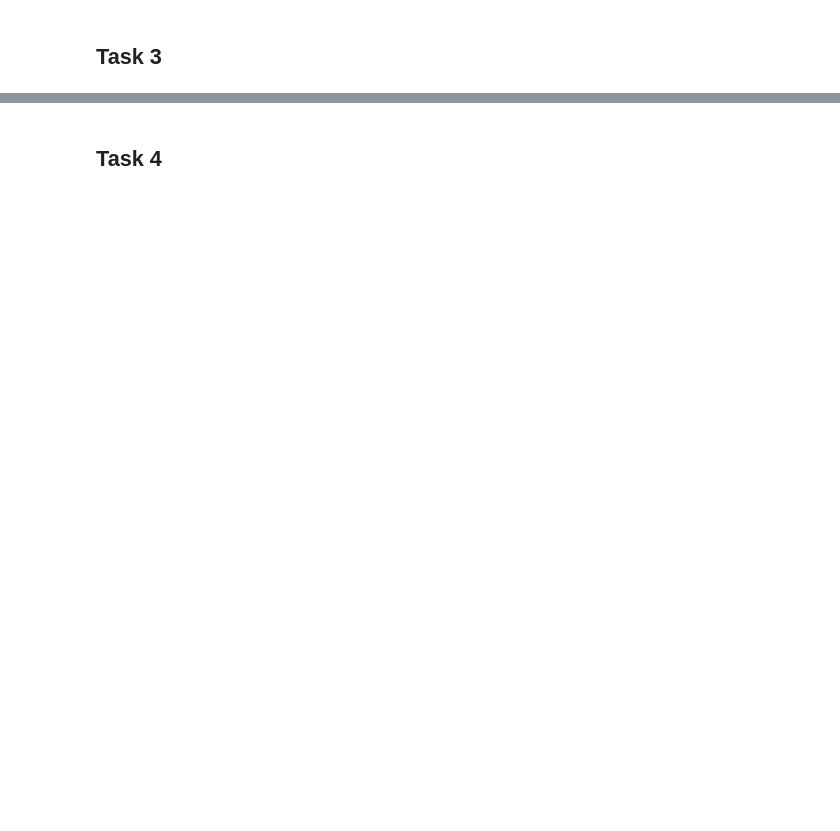
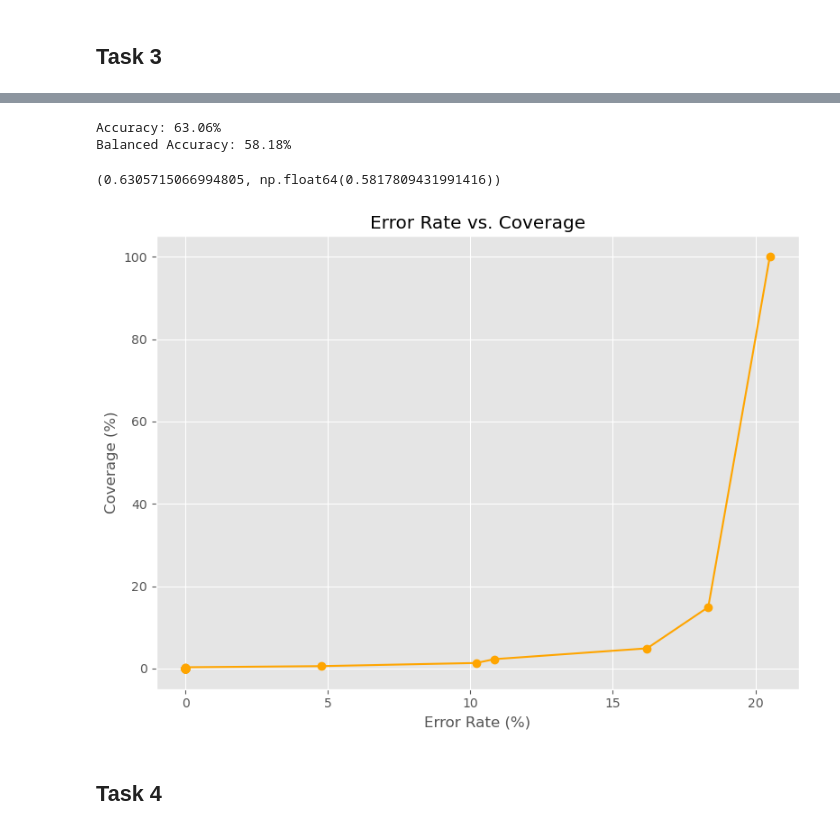
Before and after one commit to Andywei24/DeepLearning, a Jupyter notebook: ass1_skeleton.ipynb, the cells around one changed output, grey strips where cells are left out. Saved outputs shown, nothing was run; the diff lists cells and outputs as text; code cells hidden in the pictures; blank space fills up the shorter version.

```diff
--- a/ass1_skeleton.ipynb
+++ b/ass1_skeleton.ipynb
@@ -667 +658,11 @@ def compute_confidence(similarities):
+# %%
+def plot(error_rates,coverage_rates):
+    plt.figure(figsize=(8, 6))
+    plt.plot(error_rates, coverage_rates, marker='o', color='orange')
+    plt.xlabel('Error Rate (%)')
+    plt.ylabel('Coverage (%)')
+    plt.title('Error Rate vs. Coverage')
+    plt.grid(True)
+    plt.tight_layout()
+    plt.show()
 # %%
@@ -705,0 +734,21 @@ plt.show()
+# %%
+from torch.utils.data import DataLoader
+
+merged_support_loader = DataLoader(merged_support_dataset, batch_size=32, shuffle=False)
+merged_test_loader = DataLoader(merged_test_dataset, batch_size=32, shuffle=False)
+
+support_features, support_labels = extract_features(model, merged_support_loader, device)
+test_features, test_labels = extract_features(model, merged_test_loader, device)
+
+preds = classify_by_nearest_neighbor(test_features, support_features, support_labels)
+evaluate_predictions(test_labels, preds)
+# %% [output]
+Accuracy: 63.06%
+Balanced Accuracy: 58.18%
+(0.6305715066994805, np.float64(0.5817809431991416))
+# %%
+# Convert to numpy for cosine similarity
+support_features = support_features.numpy()
+test_features = test_features.numpy()
+support_labels = np.array(support_labels)
+test_labels = np.array(test_labels)
@@ -706,3 +758,10 @@ plt.show()
+# %%
+# this is faster
+error_rates,coverage_rates = evaluate_recommendation_third_party_way(support_features,support_labels,test_features,test_labels)
+# %%
+plot(error_rates,coverage_rates)
+# %% [output]
+[figure, added]
 # %% [markdown]
 ## Task 4
 # %%
```
Also changed, not shown: parts of 27 cells of this notebook.
